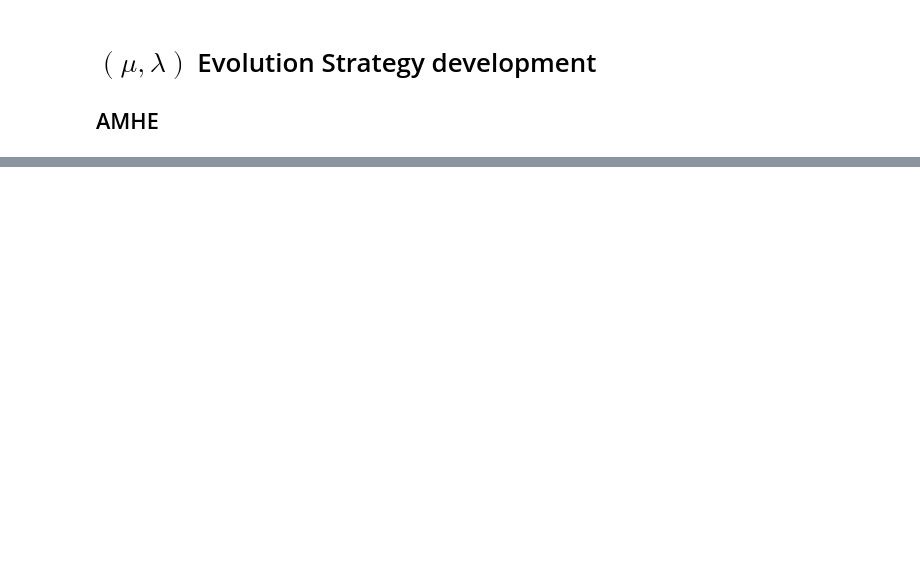
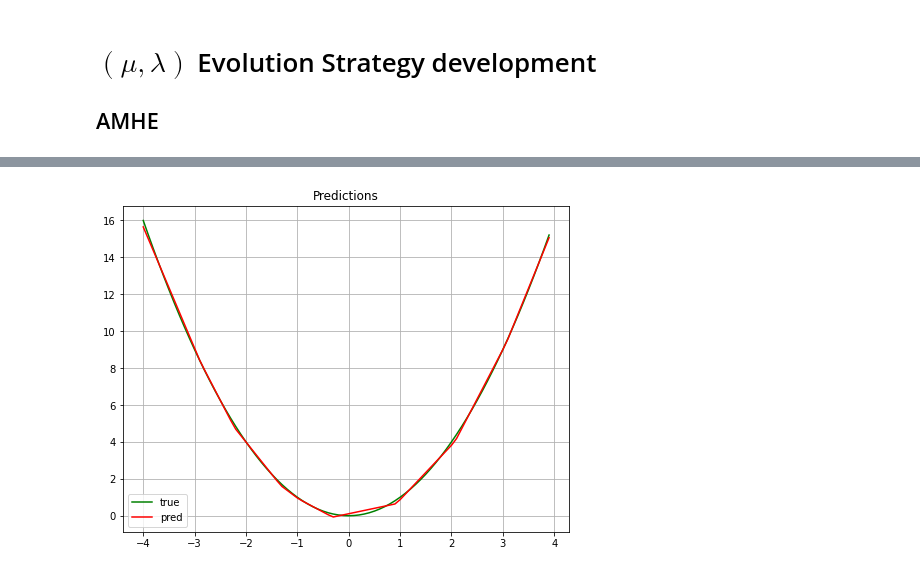
Before and after one commit to L0czek/Training-Neural-Networks-with-Evolution-Alg, a Jupyter notebook: notebooks/MuLambdaEvolutionStrategy-dev.ipynb, the cells around one changed output, grey strips where cells are left out. Saved outputs shown, nothing was run; the diff lists cells and outputs as text; code cells hidden in the pictures; blank space fills up the shorter version.

Commit message:
Fix all bugs and create notebook with sample results - focused to show 'how to use'.

```diff
--- a/notebooks/MuLambdaEvolutionStrategy-dev.ipynb
+++ b/notebooks/MuLambdaEvolutionStrategy-dev.ipynb
@@ -10,10 +14,11 @@ import numpy as np
 %load_ext autoreload
 %autoreload 2
 # %%
-# Create nn object
-nn = nn_training.neural_nets.EvolutionAlgNeuralNetwork(in_channels=1, n_hidden_neurons=5, out_channels=1)
+dataset = np.arange(-4, 4, 0.1)
 
-# Mock input
-mock_x = np.array([1.2])
+optimizer = optim.MuLambdaEvolutionStrategy(
+    mu_value=25,
+    lambda_value=100,
+    optimized_func=object_fun.polynomial_func,    # in current experiment f(x) = x ** 2
+    dataset=dataset,
+)
-# %%
-x = [3, 3, 2]
@@ -37,0 +25,11 @@ print(sorted_list1)
+# %%
+best_nn, alg_trace = optimizer.optimize(
+    experiment_name="test",
+    in_channels=1,
+    n_hidden_neurons=10,
+    out_channels=1,
+    mutation_tau=0.5,
+    mutation_tau_prime=0.5946,
+    n_iters=300,
+    best_loss_treshold=1e-10,
+)
@@ -37,0 +62,20 @@ print(sorted_list1)
+# %%
+# Computes result for visualization
+best_individual = alg_trace.best_individual
+
+y_true = []
+y_preds = []
+
+for x in dataset:
+    y_true.append(optimizer.optimized_func(x))
+    y_preds.append(best_individual.predict([x]))
+# %%
+# Visualize results
+plt.plot(dataset, y_true, color="g", label="true")
+plt.plot(dataset, y_preds, color="r", label="pred")
+
+plt.title("Predictions")
+plt.legend()
+plt.grid("on")
+# %% [output]
+[figure, added]
```
Also changed, not shown: parts of 7 cells of this notebook, 3 other files.
